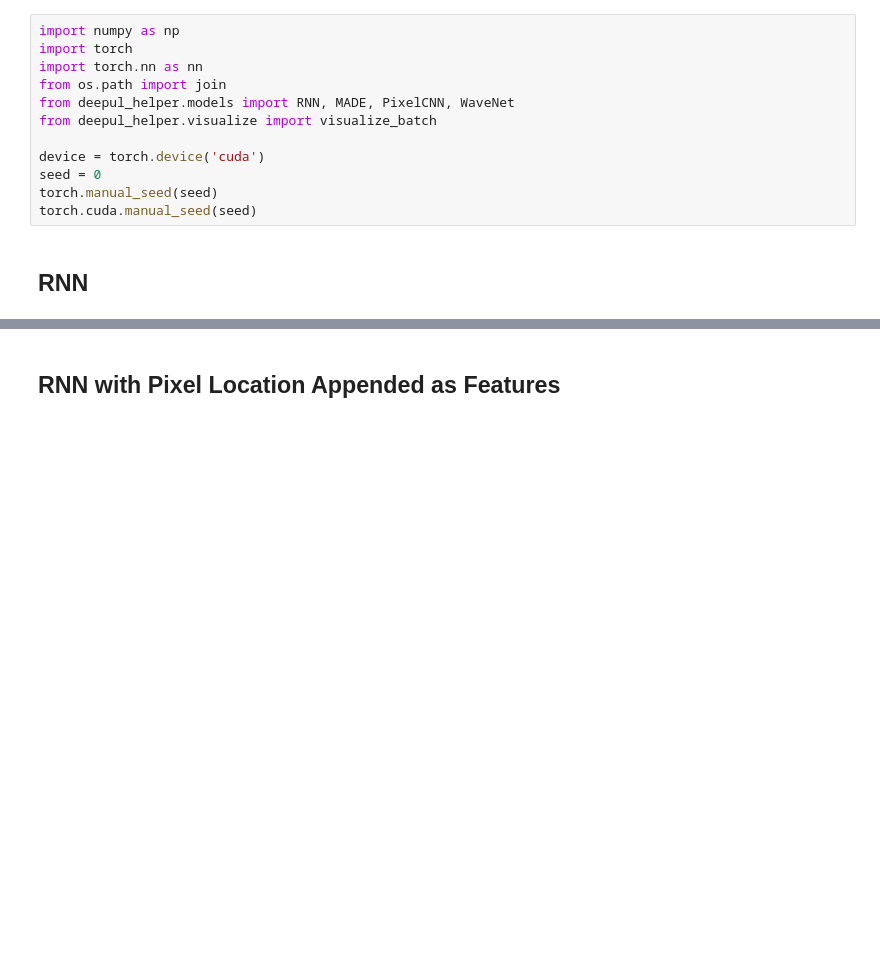
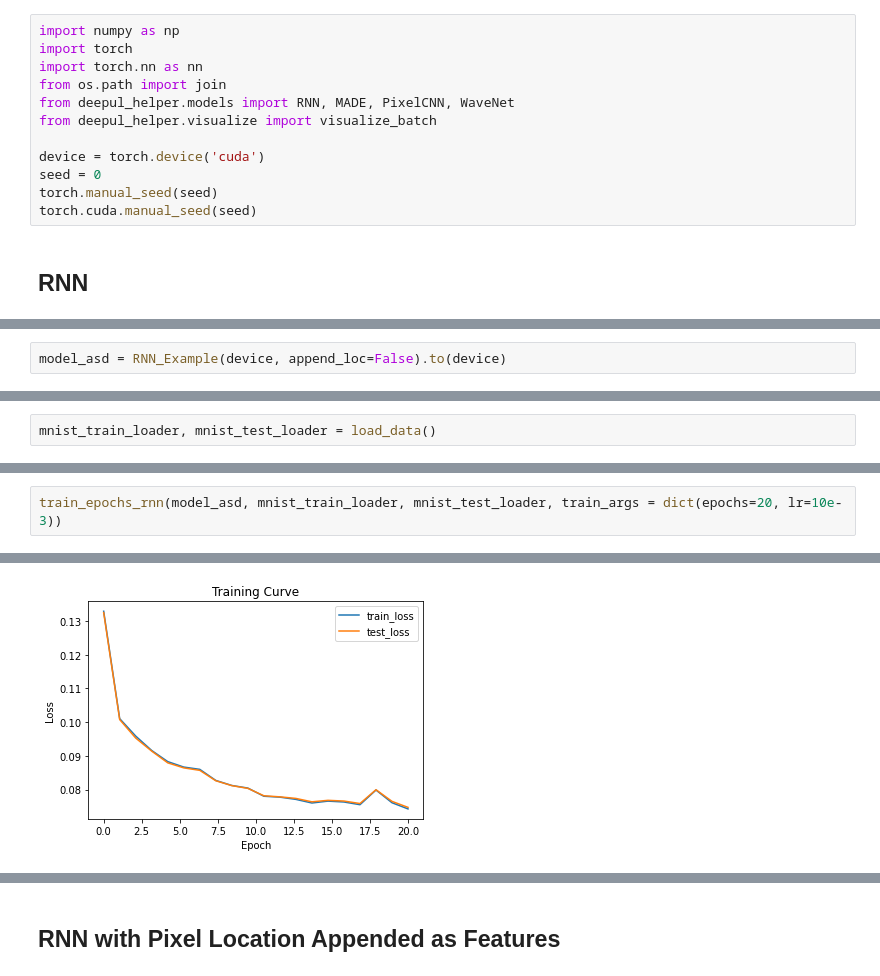
Before and after one commit to ankdesh/LearnTry-ML, a Jupyter notebook: cs294-Deep-Unsupervised-Pieter-Assign/demos/lecture2_autoregressive_models_demos.ipynb, the cells around one changed output, grey strips where cells are left out. Drawn from its saved outputs; the diff is of its cells as text; blank space fills up the shorter version.

```diff
--- a/cs294-Deep-Unsupervised-Pieter-Assign/demos/lecture2_autoregressive_models_demos.ipynb
+++ b/cs294-Deep-Unsupervised-Pieter-Assign/demos/lecture2_autoregressive_models_demos.ipynb
@@ -461,3 +468,5 @@ class RNN_Example(nn.Module):
                 samples = samples[:, 1:].squeeze(-1) # n x 784
             samples = samples.view(n, *self.input_shape)
             return samples.cpu()
+# %%
+model_asd = RNN_Example(device, append_loc=False).to(device)
@@ -463,0 +479,2 @@ class RNN_Example(nn.Module):
+# %%
+mnist_train_loader, mnist_test_loader = load_data()
@@ -463,0 +537,3 @@ class RNN_Example(nn.Module):
+# %%
+train_epochs_rnn(model_asd, mnist_train_loader, mnist_test_loader, train_args = dict(epochs=20, lr=10e-3))
+# %% [output]
@@ -463,0 +557 @@ class RNN_Example(nn.Module):
+[figure, added]
```
Also changed, not shown: parts of 11 cells of this notebook, 1 other file.
